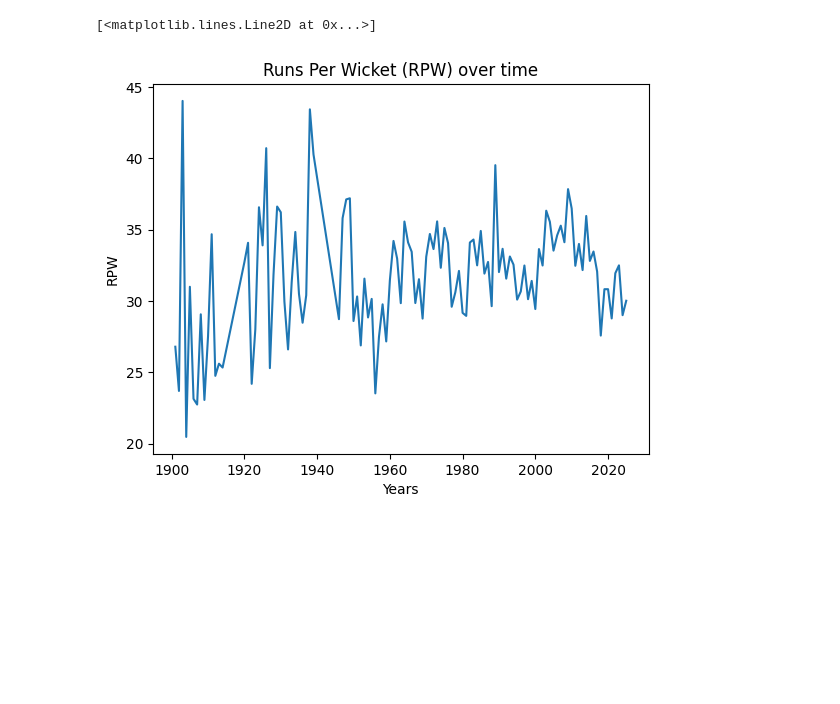
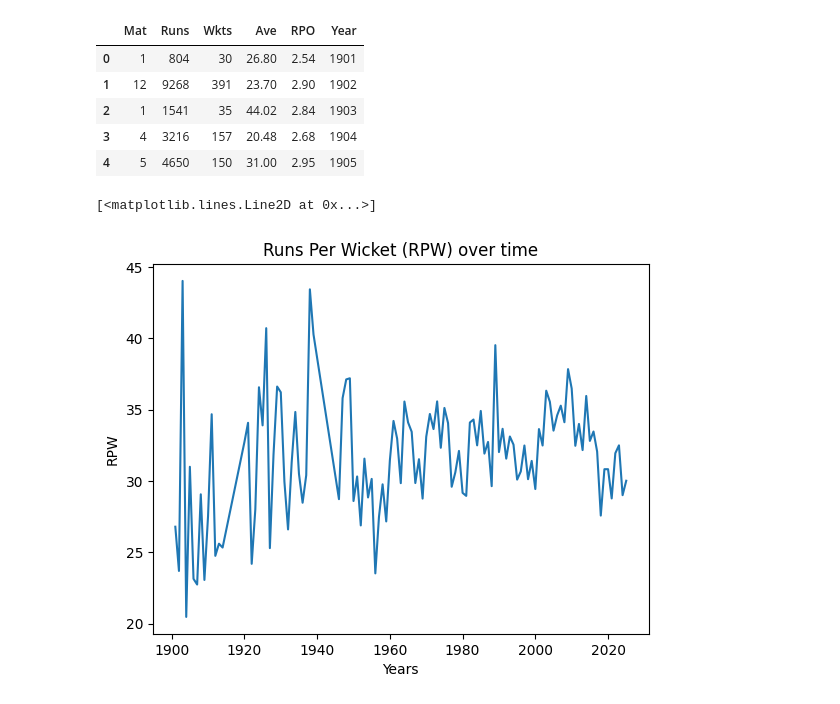
Before and after one commit to Be962/9CT-Task-3, a Jupyter notebook: main.ipynb, the cells around one changed output. Drawn from its saved outputs; the diff is of its cells as text; code cells hidden in the pictures; blank space fills up the shorter version.

```diff
--- a/main.ipynb
+++ b/main.ipynb
@@ -1,12 +1,20 @@
 # %%
 import pandas as pd
 import numpy as np
 import matplotlib.pyplot as plt
 import tkinter as tk
 from matplotlib.backends.backend_tkagg import FigureCanvasTkAgg
 from matplotlib.figure import Figure
 df = pd.read_csv('Dataset.csv')
 df = df.drop(['Won', 'Tied', 'Draw', 'Balls', 'Column1'], axis=1)
+df.head()
+# %% [output]
+|  | Mat | Runs | Wkts | Ave | RPO | Year |
+| 0 | 1 | 804 | 30 | 26.80 | 2.54 | 1901 |
+| 1 | 12 | 9268 | 391 | 23.70 | 2.90 | 1902 |
+| 2 | 1 | 1541 | 35 | 44.02 | 2.84 | 1903 |
+| 3 | 4 | 3216 | 157 | 20.48 | 2.68 | 1904 |
+| 4 | 5 | 4650 | 150 | 31.00 | 2.95 | 1905 |
 # %%
 finding_numbers = True
 """
```
Also changed, not shown: 1 other file.
